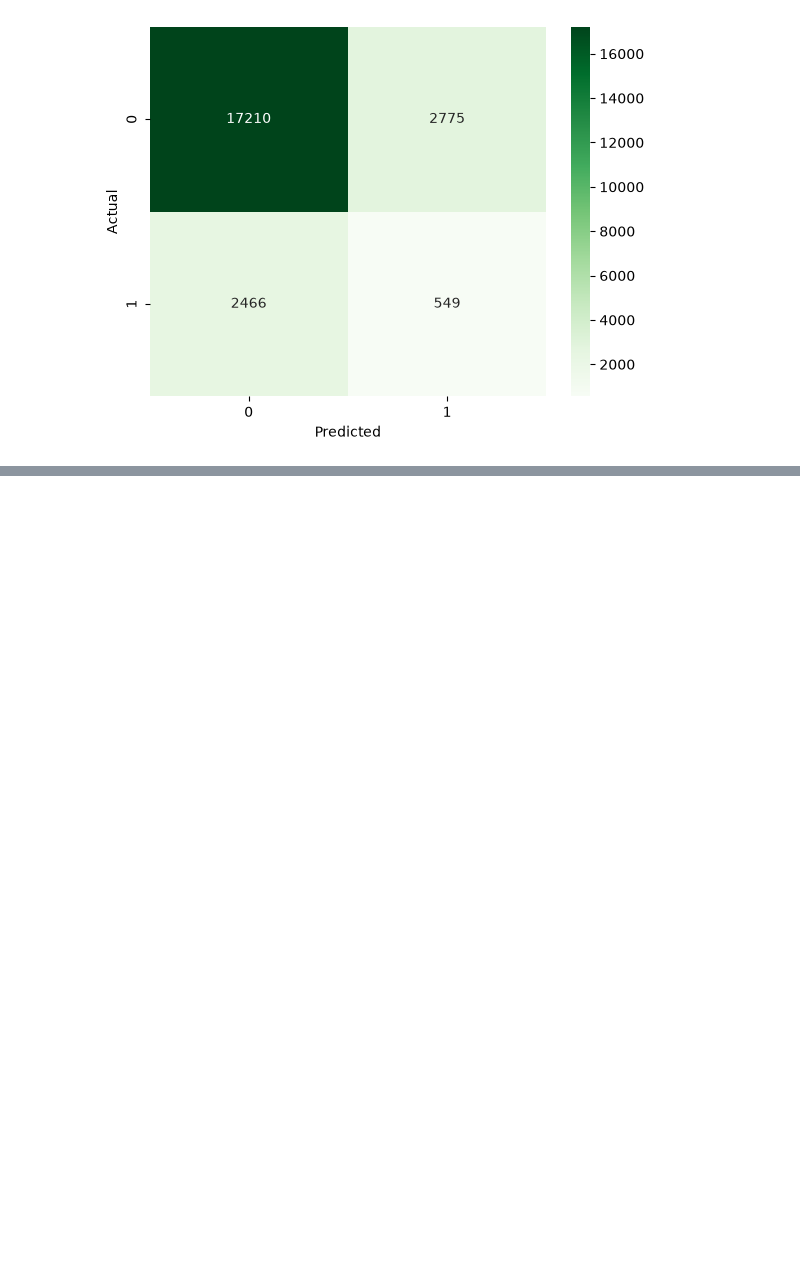
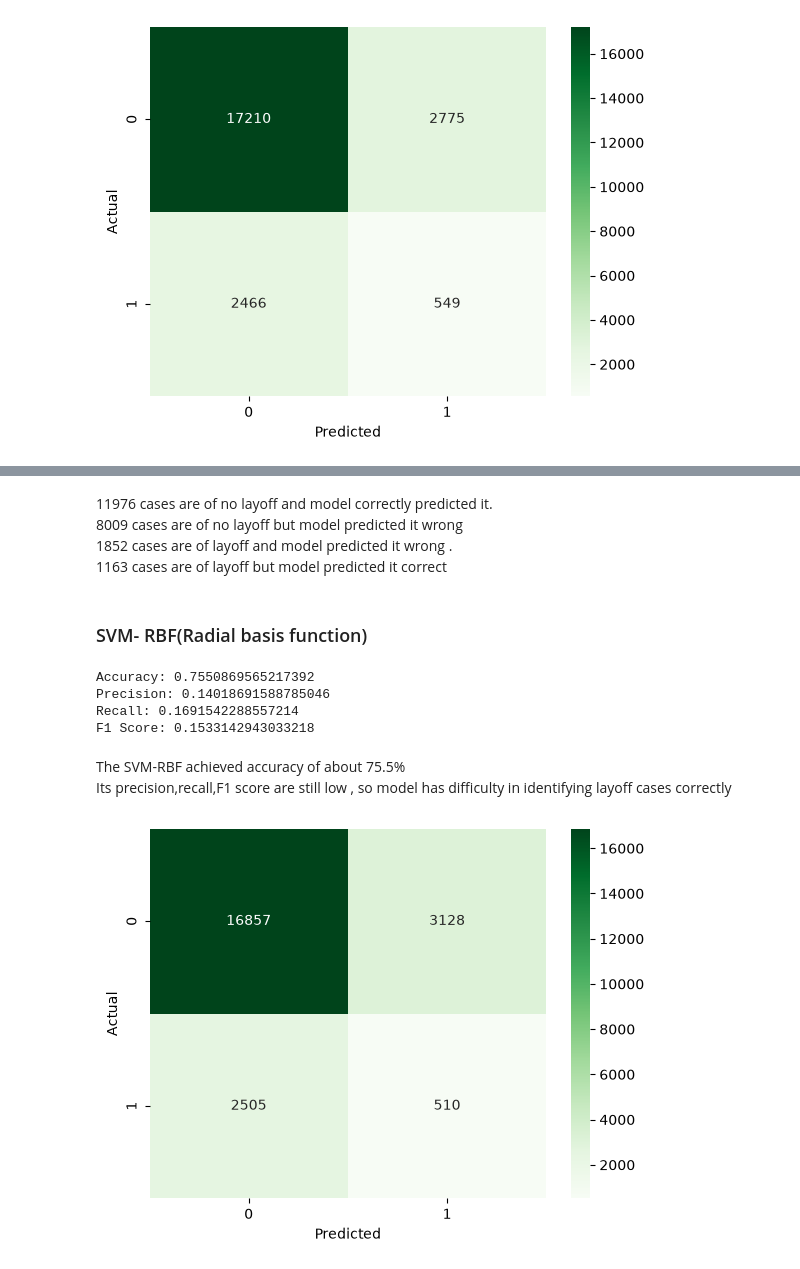
Before and after one commit to itsvartika23/vartika_model_train_task_2, a Jupyter notebook: Model_Training.ipynb, the cells around one changed output, grey strips where cells are left out. Saved outputs shown, nothing was run; the diff lists cells and outputs as text; code cells hidden in the pictures; blank space fills up the shorter version.

```diff
--- a/Model_Training.ipynb
+++ b/Model_Training.ipynb
@@ -551,0 +591,39 @@ The model correctly predicted 17210 no layoff cases and 549 layoff cases,but it
+# %% [markdown]
+11976 cases are of no layoff and model correctly predicted it.<br>
+8009 cases are of no layoff but model predicted it wrong<br>
+1852 cases are of layoff and model predicted it wrong .<br>
+1163 cases are of layoff but model predicted it correct<br>
+# %% [markdown]
+### SVM- RBF(Radial basis function)
+# %%
+svm_rbf = SVC(kernel='rbf', max_iter=5000)
+svm_rbf.fit(X_train_scaled, y_train )
+
+predict_svm_rbf = svm_rbf.predict(X_test_scaled)
+# %%
+from sklearn.metrics import accuracy_score, precision_score, recall_score, f1_score
+
+print("Accuracy:", accuracy_score(y_test, predict_svm_rbf))
+print("Precision:", precision_score(y_test, predict_svm_rbf))
+print("Recall:", recall_score(y_test, predict_svm_rbf))
+print("F1 Score:", f1_score(y_test, predict_svm_rbf))
+# %% [output]
+Accuracy: 0.7550869565217392
+Precision: 0.14018691588785046
+Recall: 0.1691542288557214
+F1 Score: 0.1533142943033218
+# %% [markdown]
+The SVM-RBF achieved accuracy of about 75.5% <br>
+Its precision,recall,F1 score are still low , so model has difficulty in identifying layoff cases correctly
+# %%
+from sklearn.metrics import confusion_matrix
+import seaborn as sns
+import matplotlib.pyplot as plt
+
+cm = confusion_matrix(y_test, predict_svm_rbf)
+sns.heatmap(cm, annot=True, fmt='d', cmap='Greens')
+plt.xlabel("Predicted")
+plt.ylabel("Actual")
+plt.show()
+# %% [output]
+[figure, added]
```
Also changed, not shown: parts of 13 cells of this notebook.
